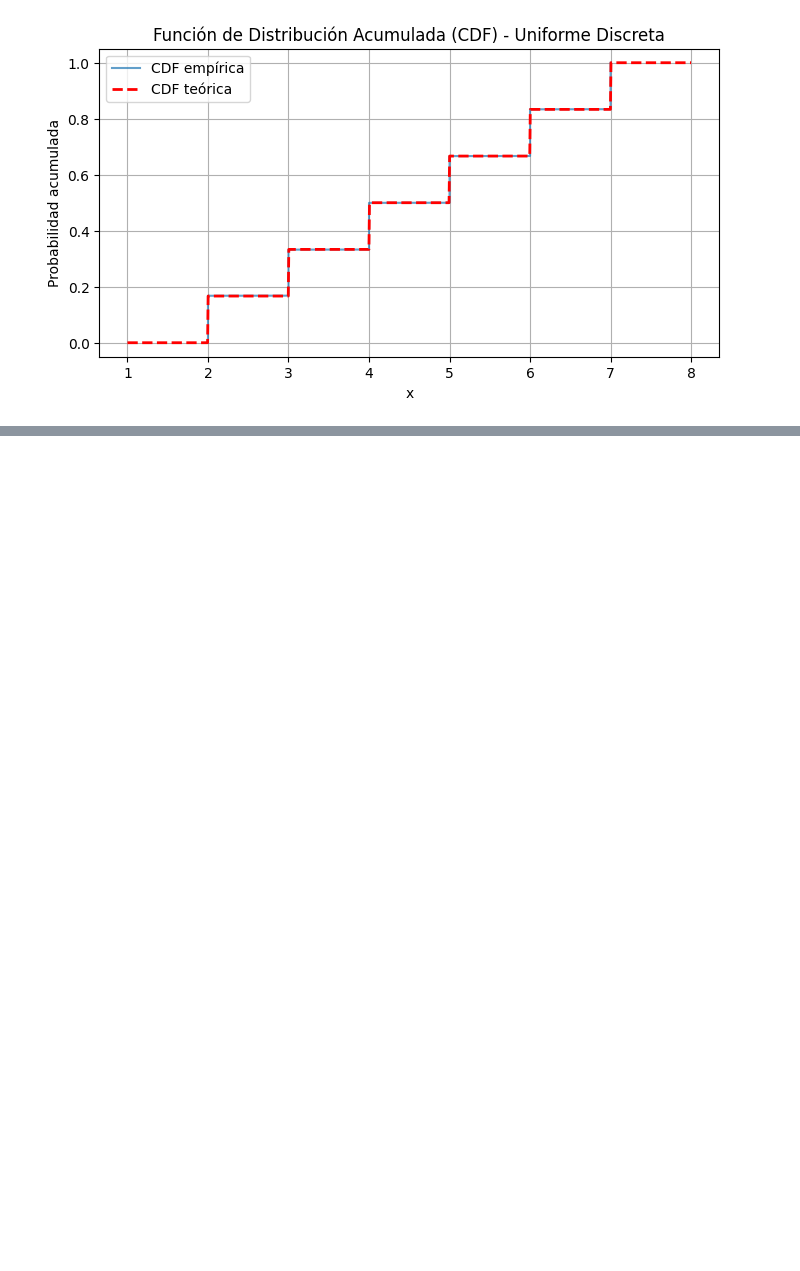
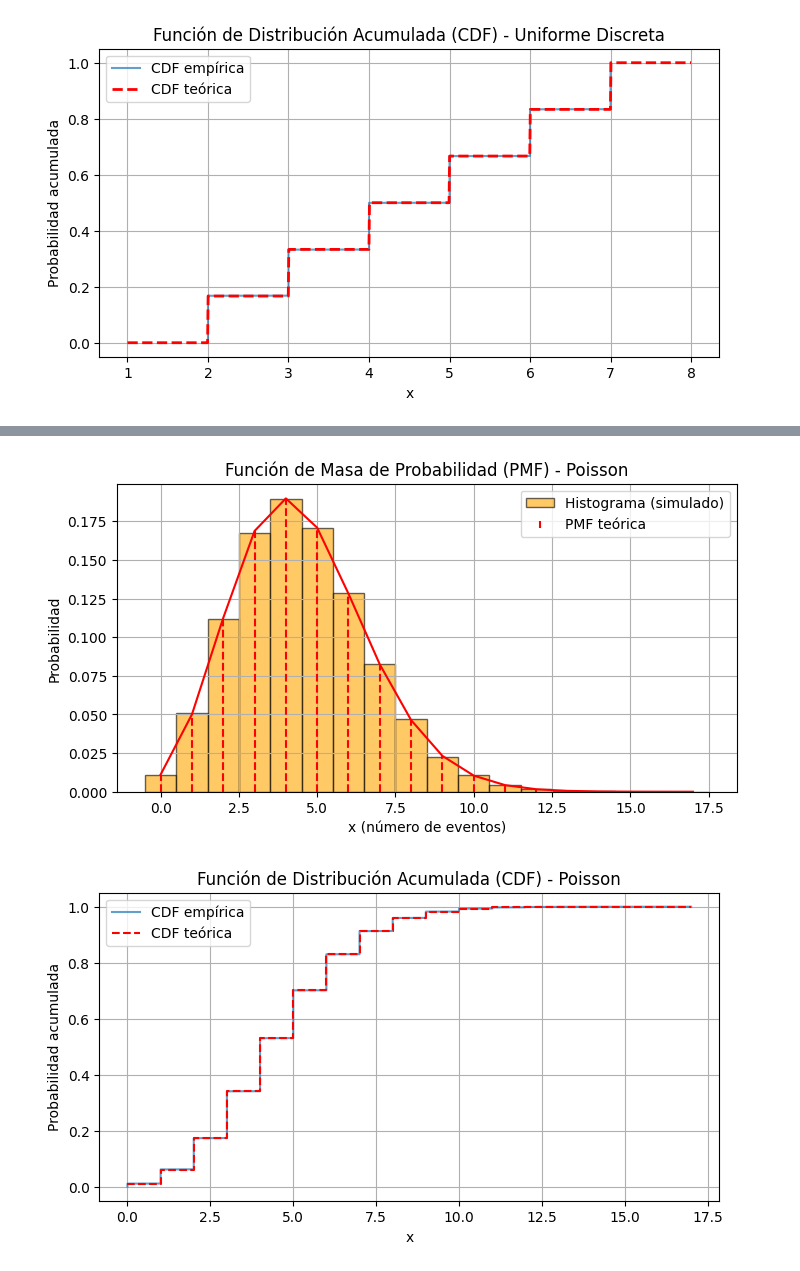
Before and after one commit to TonySC1300/Simulacion1, a Jupyter notebook: Catalogo.ipynb, the cells around one changed output, grey strips where cells are left out. Cells and saved outputs as stored; diff of their text form; code cells hidden in the pictures; blank space fills up the shorter version.

```diff
--- a/Catalogo.ipynb
+++ b/Catalogo.ipynb
@@ -2101,0 +2800,77 @@ Desviación estándar teórica: 1.7078 | Empírica: 1.7082
+# %%
+import numpy as np
+import matplotlib.pyplot as plt
+from random import random
+from math import exp, factorial
+
+# Parámetro de la distribución de Poisson
+poiss_lambda = 4.5
+
+# Teóricos
+poiss_media_teo = poiss_lambda
+poiss_var_teo = poiss_lambda
+poiss_std_teo = np.sqrt(poiss_lambda)
+
+# Simulación usando el método de Knuth
+def simular_poisson(n):
+    lista_poiss = []
+    for _ in range(n):
+        L = exp(-poiss_lambda)
+        k = 0
+        p = 1
+        while p > L:
+            k += 1
+            u = random()
+            p *= u
+        lista_poiss.append(k - 1)
+    return lista_poiss
+
+# Número de simulaciones
+k_poiss = 100000
+
+# Llamada a la función
+datos_poiss = simular_poisson(k_poiss)
+
+# Estadísticas empíricas
+poiss_media_emp = np.mean(datos_poiss)
+poiss_var_emp = np.var(datos_poiss)
+poiss_std_emp = np.std(datos_poiss)
+
+# Imprimir resultados
+print(f"Distribución Poisson(λ={poiss_lambda}) con {k_poiss} simulaciones")
+print(f"Media teórica: {poiss_media_teo:.4f} | Empírica: {poiss_media_emp:.4f}")
+print(f"Varianza teórica: {poiss_var_teo:.4f} | Empírica: {poiss_var_emp:.4f}")
+print(f"Desviación estándar teórica: {poiss_std_teo:.4f} | Empírica: {poiss_std_emp:.4f}")
+print("")
+
+# === GRAFICAR HISTOGRAMA + PMF TEÓRICA ===
+valores_poiss = np.arange(0, max(datos_poiss) + 1)
+pmf_poiss = [exp(-poiss_lambda) * poiss_lambda**k / factorial(k) for k in valores_poiss]
+
+plt.figure(figsize=(8, 4))
+plt.hist(datos_poiss, bins=np.arange(-0.5, max(datos_poiss)+1.5), density=True,
+         alpha=0.6, label="Histograma (simulado)", color='orange', edgecolor='black')
+plt.stem(valores_poiss, pmf_poiss, linefmt='r--', markerfmt='r-', basefmt=" ", label='PMF teórica')
+plt.title('Función de Masa de Probabilidad (PMF) - Poisson')
+plt.xlabel('x (número de eventos)')
+plt.ylabel('Probabilidad')
+plt.legend()
+plt.grid(True)
+plt.show()
+
+# === GRAFICAR FUNCIÓN ACUMULADA ===
+datos_poiss_ordenados = np.sort(datos_poiss)
+y_cdf_poiss = np.arange(1, k_poiss + 1) / k_poiss
+
+cdf_teo_poiss = np.cumsum(pmf_poiss)
+
+plt.figure(figsize=(8, 4))
+plt.plot(datos_poiss_ordenados, y_cdf_poiss, label='CDF empírica', alpha=0.7)
+plt.step(valores_poiss, cdf_teo_poiss, where='post', color='red', linestyle='--', label='CDF teórica')
+plt.title('Función de Distribución Acumulada (CDF) - Poisson')
+plt.xlabel('x')
+plt.ylabel('Probabilidad acumulada')
+plt.legend()
+plt.grid(True)
+plt.show()
+# %% [output]
@@ -2101,0 +2881,2 @@ Desviación estándar teórica: 1.7078 | Empírica: 1.7082
+[figure, added]
+[figure, added]
```
Also changed, not shown: parts of 20 cells of this notebook.
